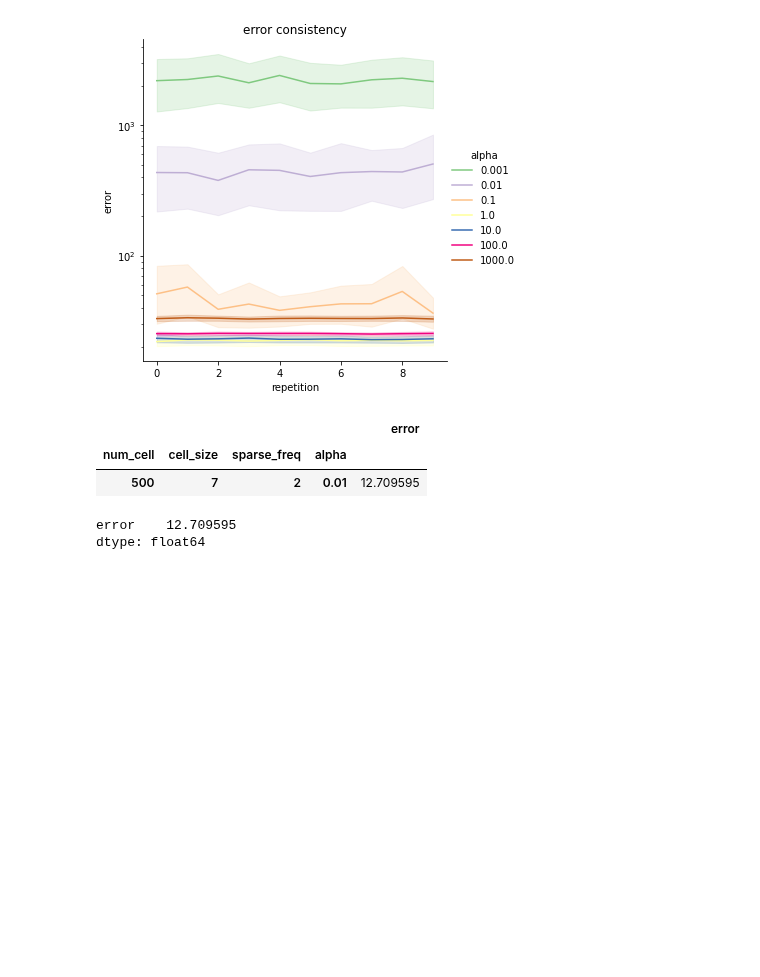
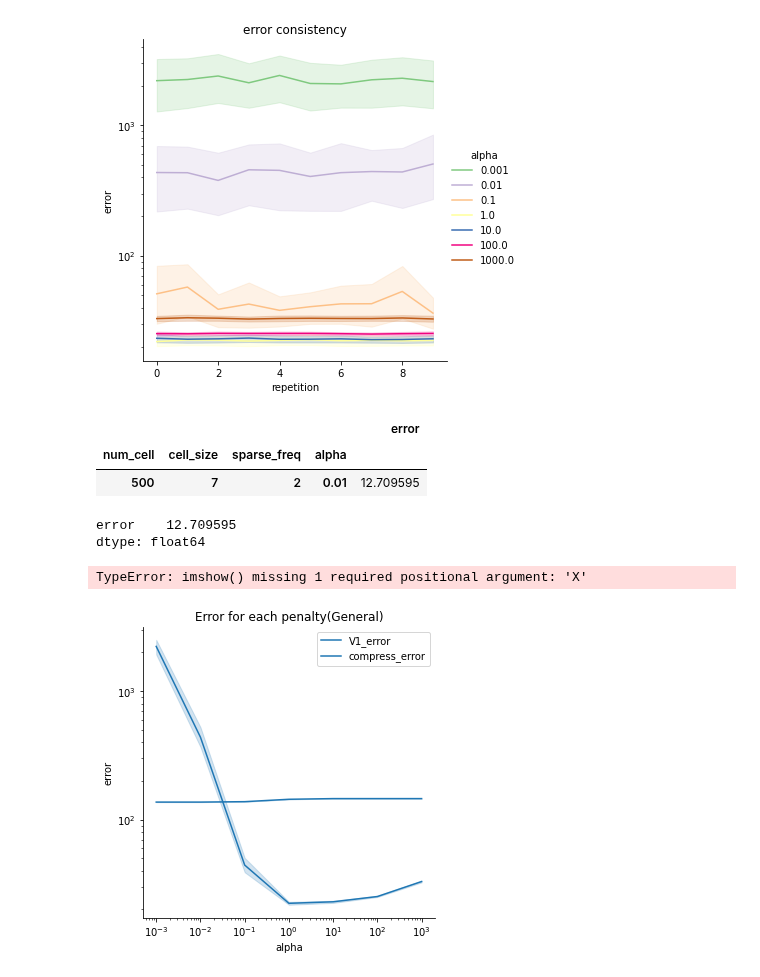
Before and after one commit to qkstngus000/Visual-Compressive-Sensing, a Jupyter notebook: Analyze_Data.ipynb, the cells around one changed output. Saved outputs shown, nothing was run; the diff lists cells and outputs as text; code cells hidden in the pictures; blank space fills up the shorter version.

Commit message:
current progress on generating plots

```diff
--- a/Analyze_Data.ipynb
+++ b/Analyze_Data.ipynb
@@ -82,3 +85,21 @@ params_df.groupby(by=['num_cell', 'cell_size', 'sparse_freq', 'alpha']).mean().d
 # %% [output]
 error    12.709595
 dtype: float64
+# %%
+compress_param_df = pd.read_csv('result//Compress_param_Wed_May_25_14_52_32_2022.csv')
+# %%
+fig = sns.relplot(data = params_df, x = 'alpha', y = 'error', kind='line')
+
+fig.set(title='Error for each penalty(General)')
+fig.map(sns.lineplot, x = 'alpha', y = 'error', data = compress_param_df, label='compress_error')
+fig.set(yscale='log')
+fig.set(xscale='log')
+plt.legend(labels =['V1_error', 'compress_error'])
+
+
+# compress_fig = sns.relplot(data = compress_param_df, x = 'alpha', y = 'error', kind= 'line')
+# compress_fig.set(yscale='log')
+# compress_fig.set(xscale='log')
+# %% [output]
+TypeError: imshow() missing 1 required positional argument: 'X'
+[figure, added]
```
Also changed, not shown: parts of 4 cells of this notebook, 4 other files.
